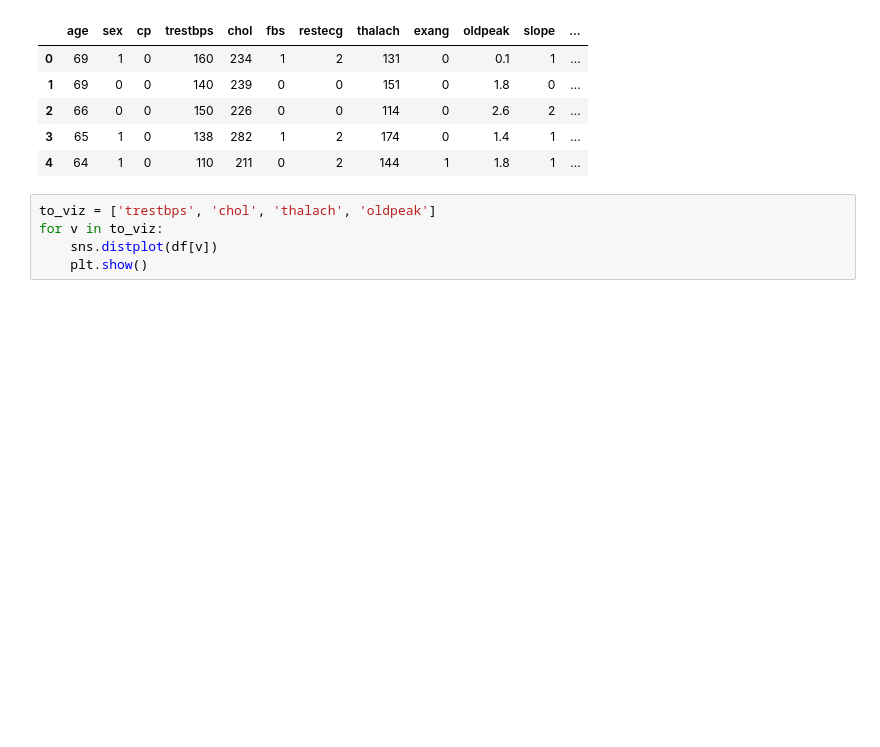
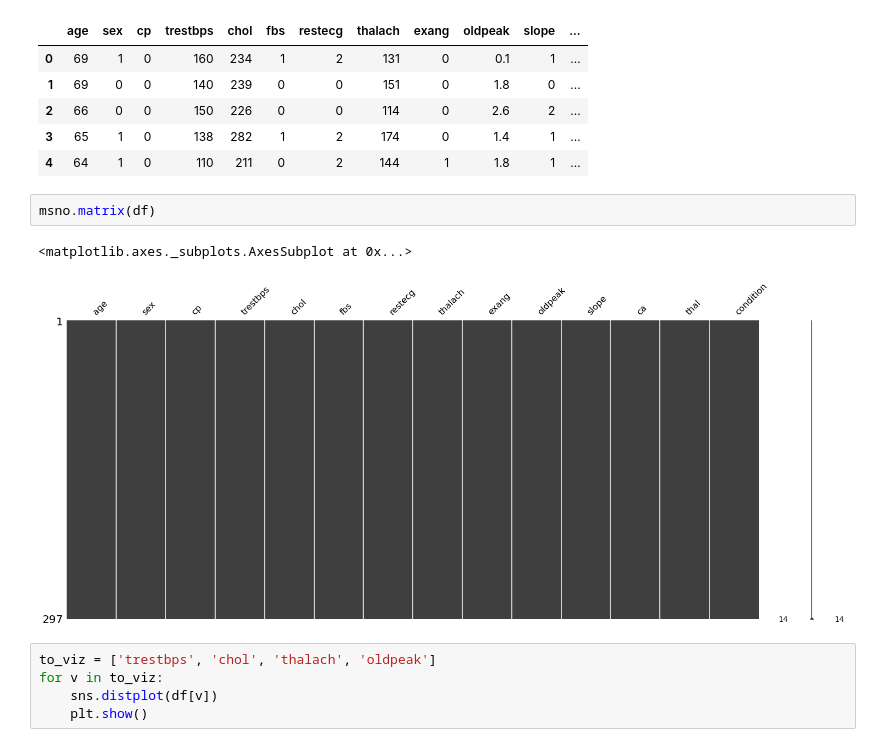
Before and after one commit to KamenDamov/Heart-Disease-ML, a Jupyter notebook: Heart Model.ipynb, the cells around one changed output. Drawn from its saved outputs; the diff is of its cells as text; blank space fills up the shorter version.

```diff
--- a/Heart Model.ipynb
+++ b/Heart Model.ipynb
@@ -20,6 +21,11 @@ df.head()
 | 2 | 66 | 0 | 0 | 150 | 226 | 0 | 0 | 114 | 0 | 2.6 | 2 | ... |
 | 3 | 65 | 1 | 0 | 138 | 282 | 1 | 2 | 174 | 0 | 1.4 | 1 | ... |
 | 4 | 64 | 1 | 0 | 110 | 211 | 0 | 2 | 144 | 1 | 1.8 | 1 | ... |
+# %%
+msno.matrix(df)
+# %% [output]
+<matplotlib.axes._subplots.AxesSubplot at 0x...>
+[figure, added]
 # %%
 to_viz = ['trestbps', 'chol', 'thalach', 'oldpeak']
 for v in to_viz:
```
Also changed, not shown: parts of 14 cells of this notebook, 4 other files.
